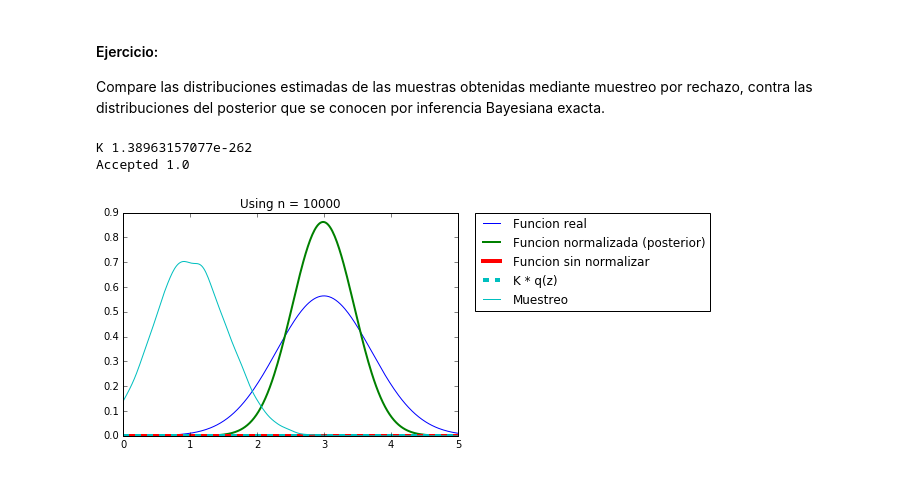
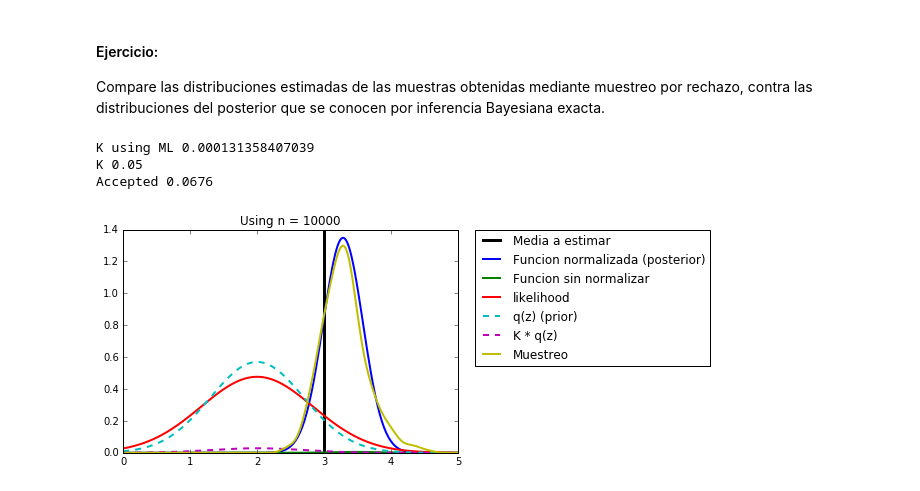
Before and after one commit to pin3da/estimation-theory, a Jupyter notebook: class/Rejection sampling - bayesian application.ipynb, the cells around one changed output. Saved outputs shown, nothing was run; the diff lists cells and outputs as text; code cells hidden in the pictures.

```diff
--- a/class/Rejection sampling - bayesian application.ipynb
+++ b/class/Rejection sampling - bayesian application.ipynb
@@ -19,29 +19,41 @@ conocen por inferencia Bayesiana exacta.
 mu = 3
 var = 0.5
 sig = np.sqrt(var)
-N = 10
+N = 5
 y = rd.normal(mu, sig, N)
 
-mu0 = 1
-sig0 = np.sqrt(0.3)
+mu0 = 2
+sig0 = 0.7
 
 # Estimation of mean with knonw variance
 # Use a gaussian conjugate prior
 def posterior(mu0, s20, s2, X, n):
-    muml = np.sum(X) / n
+    muml = np.sum(X[0 : n]) / n
     mun = (s2 * mu0 / (n * s20 + s2)) +  n * s20 * muml / (n * s20 + s2)
     sign = 1.0 / ((1.0 / s20) +  (n / s2))
-    return mun, np.sqrt(sign)
+    return mun, sign
 
 muk, sigk = posterior(mu0, sig0, var, y, len(y))
 
+
+def fun(mu, sigu):
+    N = len(y)
+    a = 1.0 /((2.0 * np.pi * sigu) ** (N / 2.0))
+    b = -np.sum((y - mu) ** 2) / (2.0 * sigu)
+    c = a * np.exp(b)
+    return c
+
 def comp_k(y):
     # Params given by maximum likelihood
-    muML = np.sum(y) / len(y)
-    sigML = sig / len(y)
-    return np.prod(norm.pdf(y, muML, sigML))
+    N = len(y)
+    muML = np.sum(y) / N
+    sigML = var / N
+    return fun(muML, sigML)
+
 
 k = comp_k(y)
+print ("K using ML", k)
+k = 0.05
 
 def q(z):
     return norm.pdf(z, mu0, sig0)
@@ -50,9 +62,11 @@ def draw_q(n):
     return rd.normal(mu0, sig0, size=n)
 
 def pt(z):
-    return np.prod(norm.pdf(y, z, sig)) * norm.pdf(z, mu0, sig0)
+    return fun_vec(z, sig)
 
-vec_pt = np.vectorize(pt)
+def likelihood(z):
+    return norm.pdf(z, mu0, np.sqrt(sig0))
+
 
 def uni(z0):
     return rd.uniform(0, k * q(z0))
@@ -62,38 +76,42 @@ vec_uni = np.vectorize(uni)
 def reject(N):
     samples = draw_q(N)
     u = vec_uni(samples)
-    prob = vec_pt(np.array(samples))
+    prob = pt(np.array(samples))
     valid = []
     for i in range(N):
         if (u[i] <= prob[i]):
             valid.append(samples[i])
     print ('Accepted', len(valid) / float(N))
     return valid
 
 def esti2(N):
     samples = reject(N)
     return stats.gaussian_kde(samples)
 
 
 x = np.linspace(0, 5, 300)
 
 Nexp = [10000]
 def pz(z): # Posterior
     return norm.pdf(z, muk, np.sqrt(sigk))
 
 print ('K', k)
 for n in Nexp:
-    plt.plot(x, norm.pdf(x, mu, sig), label = 'Funcion real')
+    plt.axvline(x=mu, color='k' ,label='Media a estimar', linewidth=3)
+    # plt.plot(x, norm.pdf(x, mu, sig), label = 'Funcion datos reales')
     plt.plot(x, pz(x), label='Funcion normalizada (posterior)', linewidth=2)
-    plt.plot(x, vec_pt(x), label='Funcion sin normalizar', linewidth=4)
-    plt.plot(x, k * q(x), '--',label='K * q(z)', linewidth=4)
+    plt.plot(x, pt(x), label='Funcion sin normalizar', lw=2)
+    plt.plot(x, likelihood(x), label='likelihood', lw=2)
+    plt.plot(x, q(x), '--',label='q(z) (prior)', lw=2)
+    plt.plot(x, k * q(x), '--',label='K * q(z)', lw=2)
     kernel = esti2(n)
     y = kernel(x)
-    plt.plot(x, y, 'c',label='Muestreo')
+    plt.plot(x, y, label='Muestreo', lw=2)
     plt.title("Using n = %d" % (n))
     plt.legend(bbox_to_anchor=(1.05, 1), loc=2, borderaxespad=0.)
     plt.show()
 # %% [output]
-K 1.38963157077e-262
-Accepted 1.0
+K using ML 0.000131358407039
+K 0.05
+Accepted 0.0676
-[figure, old version]
+[figure, new version]
```
Also changed, not shown: 2 other files.
